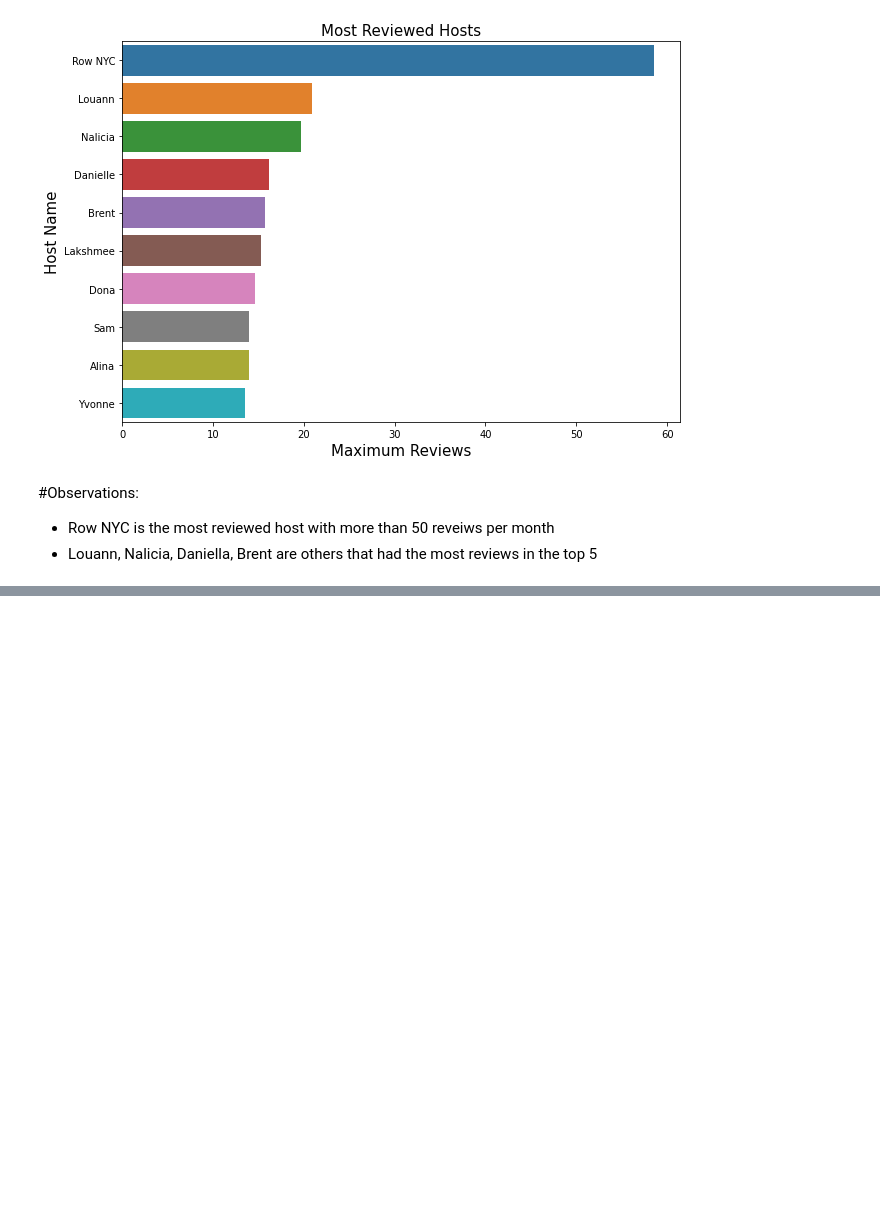
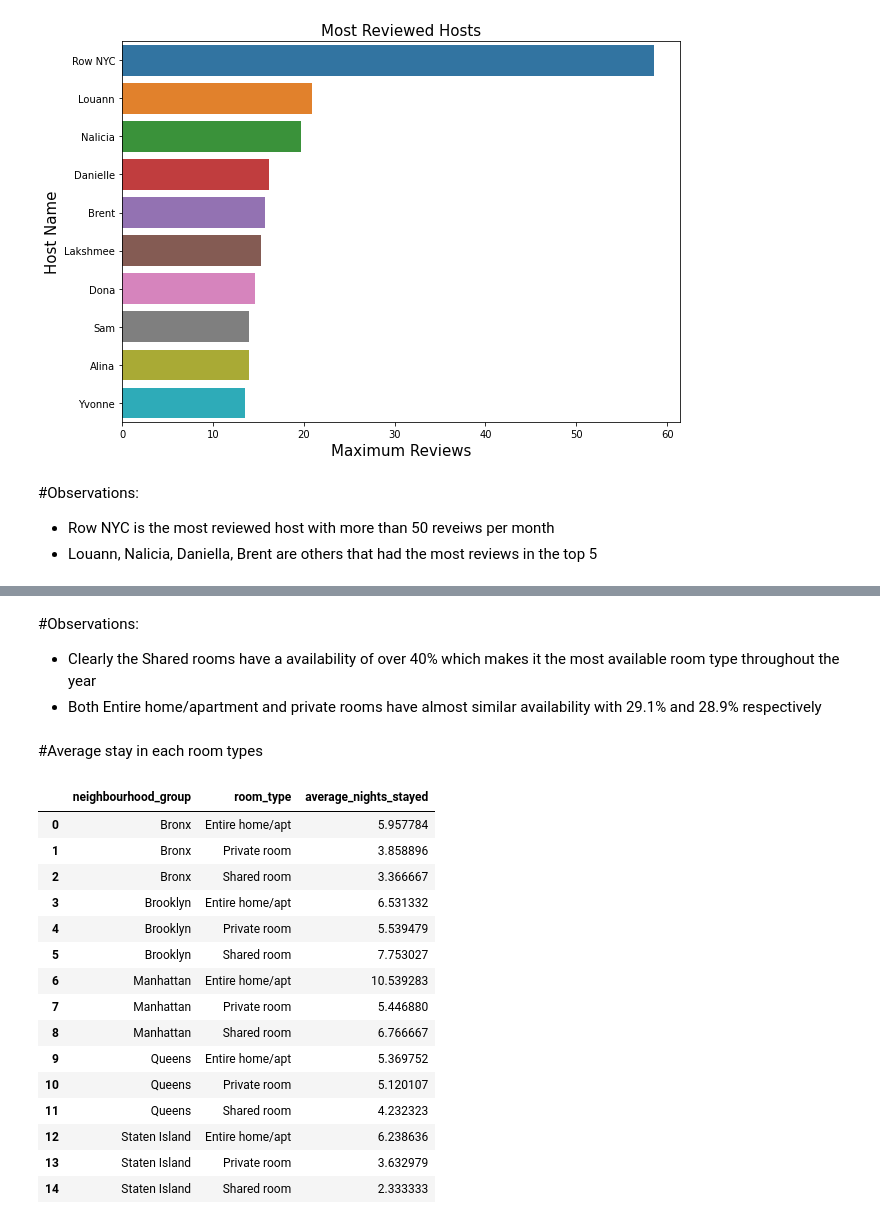
Before and after one commit to keerthibehara/AirBNB-analysis, a Jupyter notebook: Airbnb_Bookings_Analysis_Behara_Sai_Keerthi_Capstone_Project.ipynb, the cells around one changed output, grey strips where cells are left out. Cells and saved outputs as stored; diff of their text form; code cells hidden in the pictures; blank space fills up the shorter version.

```diff
--- a/Airbnb_Bookings_Analysis_Behara_Sai_Keerthi_Capstone_Project.ipynb
+++ b/Airbnb_Bookings_Analysis_Behara_Sai_Keerthi_Capstone_Project.ipynb
@@ -480,0 +530,29 @@ plt.show()
+# %% [markdown]
+#Observations:
+
+
+*   Clearly the Shared rooms have a availability of over 40% which makes it the most available room type throughout the year
+*   Both Entire home/apartment and private rooms have almost similar availability with 29.1% and 28.9% respectively
+# %% [markdown]
+#Average stay in each room types
+# %%
+#Grouping the room types their neighbourhood groups with the minimun nights stayed
+avg_stay=df.groupby(['neighbourhood_group','room_type'])['minimum_nights'].mean().reset_index(name='average_nights_stayed')
+avg_stay
+# %% [output]
+|  | neighbourhood_group | room_type | average_nights_stayed |
+| 0 | Bronx | Entire home/apt | 5.957784 |
+| 1 | Bronx | Private room | 3.858896 |
+| 2 | Bronx | Shared room | 3.366667 |
+| 3 | Brooklyn | Entire home/apt | 6.531332 |
+| 4 | Brooklyn | Private room | 5.539479 |
+| 5 | Brooklyn | Shared room | 7.753027 |
+| 6 | Manhattan | Entire home/apt | 10.539283 |
+| 7 | Manhattan | Private room | 5.446880 |
+| 8 | Manhattan | Shared room | 6.766667 |
+| 9 | Queens | Entire home/apt | 5.369752 |
+| 10 | Queens | Private room | 5.120107 |
+| 11 | Queens | Shared room | 4.232323 |
+| 12 | Staten Island | Entire home/apt | 6.238636 |
+| 13 | Staten Island | Private room | 3.632979 |
+| 14 | Staten Island | Shared room | 2.333333 |
```
Also changed, not shown: parts of 10 cells of this notebook.
